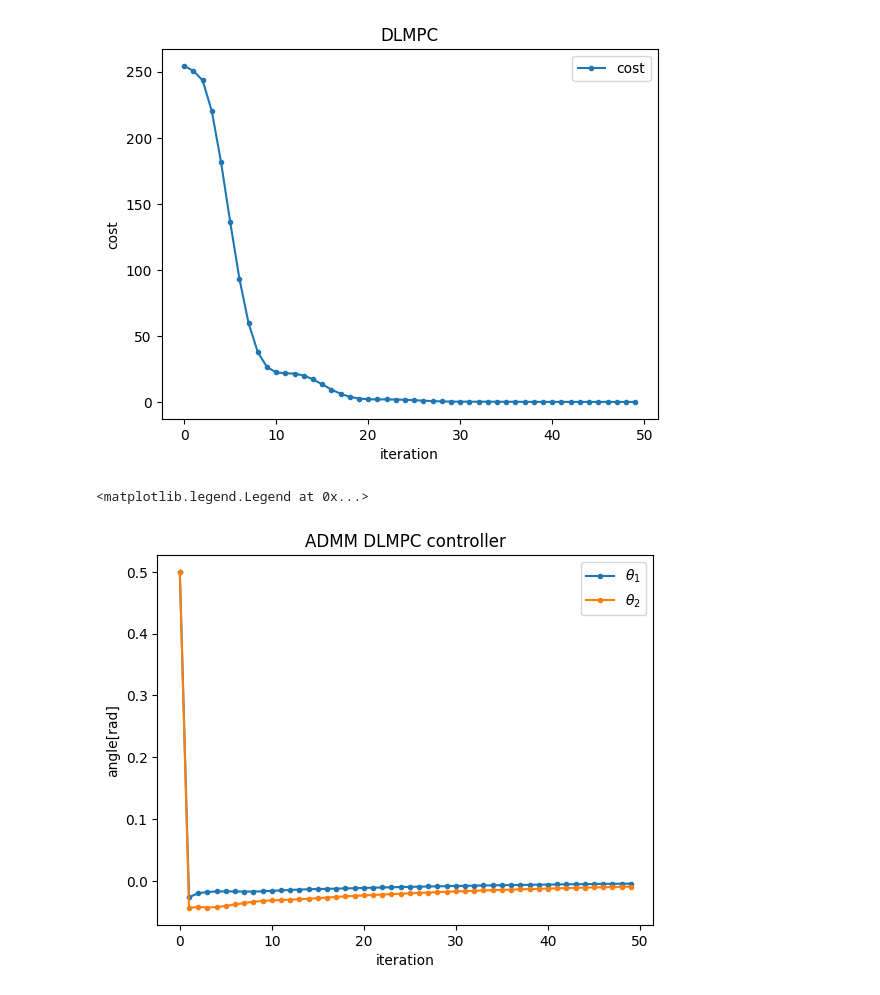
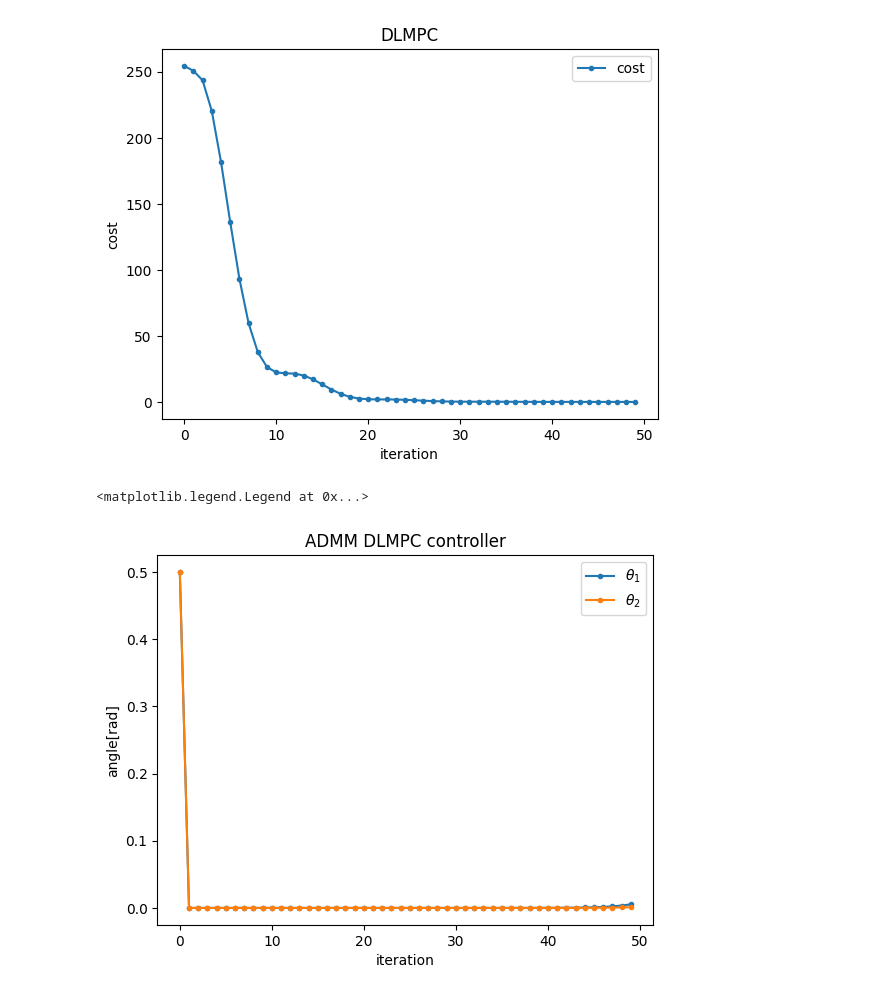
Before and after one commit to vateseif/lmpc-py, a Jupyter notebook: src/dlmpc.ipynb, the cells around one changed output. Saved outputs shown, nothing was run; the diff lists cells and outputs as text; code cells hidden in the pictures.

```diff
--- a/src/dlmpc.ipynb
+++ b/src/dlmpc.ipynb
@@ -34,8 +34,8 @@ T = 10
 
 # ADMM parameters
 rho = 1
-epsilon_p = 1e-6
-epsilon_d = 1e-6
+epsilon_p = 1e-4
+epsilon_d = 1e-4
 # %%
 # Construct dynamic system matrices: dx = Ax + Bu
 block_off_diag = np.array([[0,0], [k*l/m, d/m/l]])
@@ -319,10 +319,11 @@ def f(i: int, phix0: cp.Variable):
 ZAB_ic_inv = [np.linalg.pinv(ZAB[c[i]][:, sc[i]]) for i in range(N)]
 
 # warm start
-Phi = np.zeros((NX*(T+1)+NU*T, NX*(T+1)))
-Psi = np.zeros((NX*(T+1)+NU*T, NX*(T+1)))
-Psi_prev = np.ones((NX*(T+1)+NU*T, NX*(T+1)))
-Lambda = np.zeros((NX*(T+1)+NU*T, NX*(T+1)))
+np.random.seed(417)
+Phi = np.random.rand(NX*(T+1)+NU*T, NX*(T+1))
+Psi = np.random.rand(NX*(T+1)+NU*T, NX*(T+1))
+Psi_prev = np.random.rand(NX*(T+1)+NU*T, NX*(T+1))
+Lambda = np.random.rand(NX*(T+1)+NU*T, NX*(T+1))
 Lambda_prev = Lambda
 
 
@@ -335,7 +336,7 @@ for t in range(Tsim-1):
     for i in range(N):
       ir = np.ix_(r[i], sr[i])
       break_condition[i] =  np.linalg.norm(Phi[ir] - Psi[ir] , "fro") < epsilon_p and \
-                            np.linalg.norm(Psi[ir] - Psi_prev[ir] , "fro") < epsilon_p
+                            np.linalg.norm(Psi[ir] - Psi_prev[ir] , "fro") < epsilon_d
     # update Phi
     for i in range(N):
       if break_condition[i]: break
@@ -347,38 +348,38 @@ for t in range(Tsim-1):
       Phi_ir = cp.Variable((NS*(T+1)+NA*T, len(sr[i])))
       # system response
       phix0 =  Phi_ir @ x_init[sr[i]]  # (NS*(T+1)+NA*T, len(sr[i]))
-      objective = cp.Minimize(f(i, phix0) + rho/2*cp.norm(Phi_ir - Psi_ir + Lambda_ir, "fro"))
+      objective = cp.Minimize(f(i, phix0) + 1/2*cp.sum_squares(Phi_ir - Psi_ir + Lambda_ir))
       # Problem
       prob = cp.Problem(objective, [])
       result = prob.solve()
       # store Phi
       Phi[np.ix_(r[i], sr[i])] = np.array(Phi_ir.value) # https://numpy.org/doc/stable/reference/generated/numpy.ix_.html#numpy.ix_
     # update Psi
+    Psi_prev = Psi
     for i in range(N):
       if break_condition[i]: break
       ic = np.ix_(sc[i], c[i])
       # Psi and Lambda from previous iteration
       Phi_ic = Phi[ic]
       Lambda_ic = Lambda[ic]
       # closed form solution
       ZAB_ic = ZAB[c[i]][:, sc[i]]
       Psi_ic = (Phi_ic + Lambda_ic) + ZAB_ic_inv[i] @ (np.eye(len(c[i])) - ZAB_ic @ (Phi_ic + Lambda_ic))
       # store Psi
       Psi[ic] = np.array(Psi_ic)
-    Psi_prev = Psi
     # update Lambda
+    Lambda_prev = Lambda
     Lambda = Lambda_prev + Phi - Psi
-    Lambda_prev = Lambda
 
   # store results
   x_admm[t+1, 0, :] = (Phi[NX:2*NX, :NX] @ x_init).squeeze()
 
 plt.plot(np.arange(0, Tsim), x_admm[:, 0, 0], ".-", label="$\\theta_1$")
 plt.plot(np.arange(0, Tsim), x_admm[:, 0, 2], ".-", label="$\\theta_2$")
 plt.xlabel("iteration")
 plt.ylabel("angle[rad]")
 plt.title("ADMM DLMPC controller")
 plt.legend(loc="best")
 # %% [output]
 <matplotlib.legend.Legend at 0x...>
-[figure, old version]
+[figure, new version]
```
